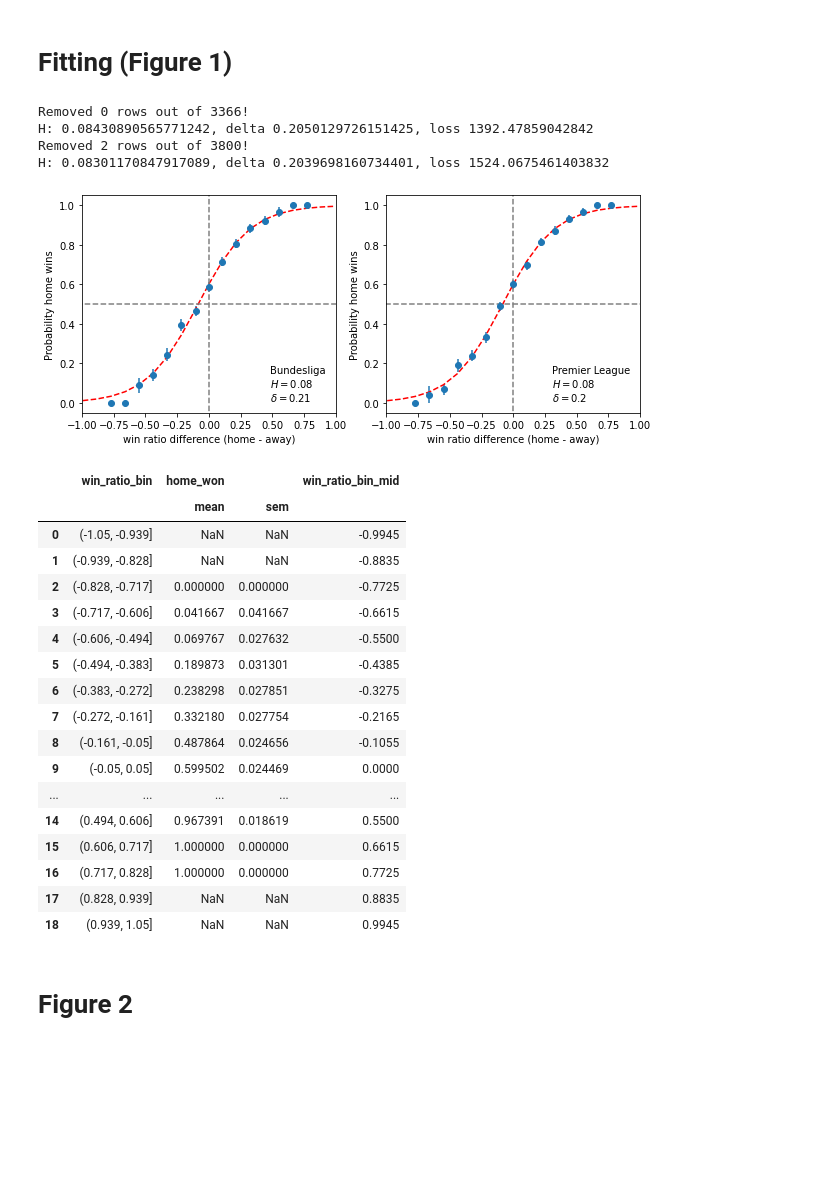
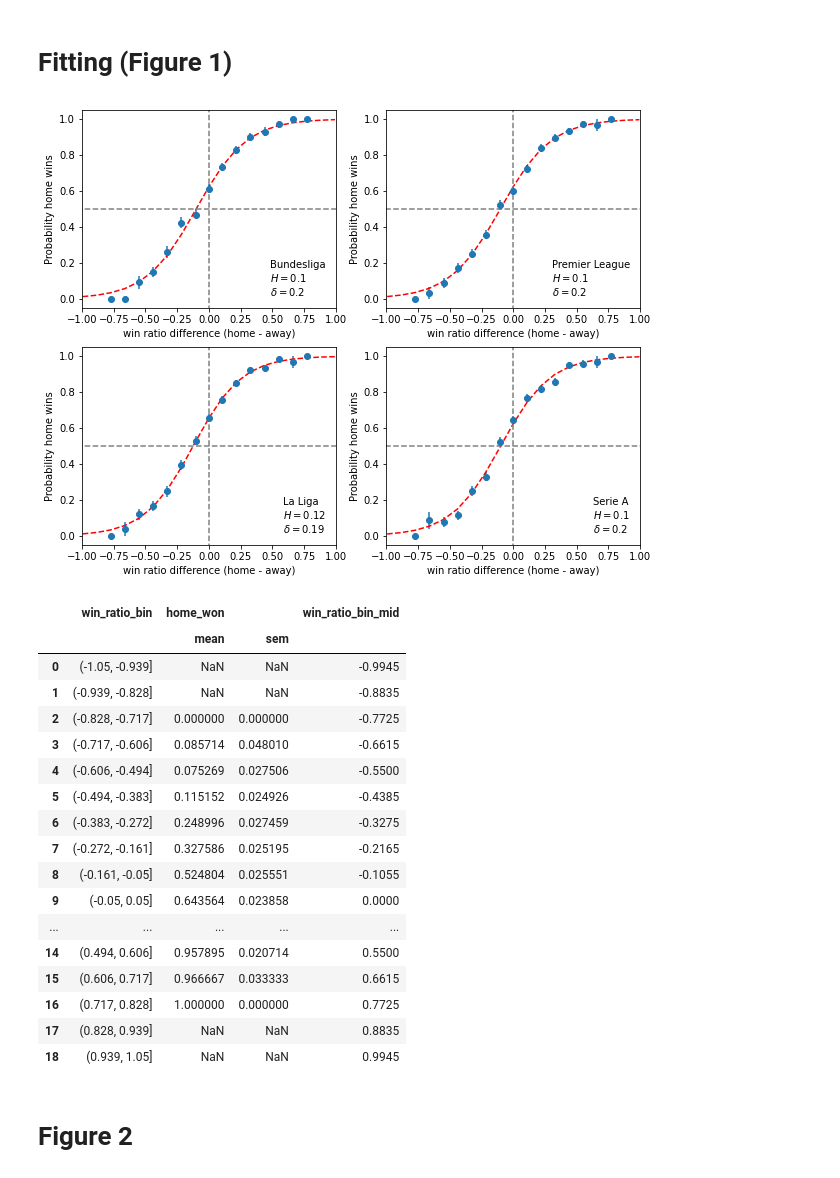
Before and after one commit to nicolas-kuechler/eth-sports-networks-2021, a Jupyter notebook: project.ipynb, the cells around one changed output. Saved outputs shown, nothing was run; the diff lists cells and outputs as text; code cells hidden in the pictures; blank space fills up the shorter version.

```diff
--- a/project.ipynb
+++ b/project.ipynb
@@ -676,5 +676,19 @@ for filename in os.listdir(directory):
     content["league_name"] = league_name
     real_data_games = real_data_games.append(content)
 
+
+print("Loaded seasons:")
+for (league, vals) in real_data_games.groupby(['league_name']):
+    years = pd.unique(vals['start_year'])
+    print(f"{league}: {np.sort(years)}")
+
+real_data_games = real_data_games[real_data_games["Score"].notna()]
+
+# Mutate, remove all starting april
+# real_data_games["Date"] = pd.to_datetime(real_data_games["Date"], format='%d.%m.%y')
+
+# real_data_games = real_data_games[(real_data_games["Date"].dt.year == real_data_games["start_year"]) |\
+#                                   (real_data_games["Date"].dt.month <= 3)]
+
 display(real_data_games)
 # %% [output]
@@ -798,7 +817,7 @@ from matplotlib.offsetbox import AnchoredText
 
 NUM_BINS = 21
 
-leagues = ["Bundesliga", "Premier League"]
+leagues = ["Bundesliga", "Premier League", "La Liga", "Serie A"]
 
 # Build bins
 bins_on_either_side = int(NUM_BINS / 2)
@@ -809,7 +828,7 @@ negative_bins = np.linspace(-1.0, 0, bins_on_either_side)
 negative_bins -= half_bin_size
 bins = np.concatenate([negative_bins, positive_bins])
 
-fig, axes = plt.subplots(1, 2, figsize=[10, 4])
+fig, axes = plt.subplots(2, 2, figsize=[10, 8])
 
 for i, league in enumerate(leagues):
 
@@ -830,8 +849,7 @@ for i, league in enumerate(leagues):
     col = ["win_ratio_bin"]
     less_than_games = 4
     all_games_with_winratios = all_games_with_winratios.groupby(col).filter(lambda x : (x[col].count()>=less_than_games).any())
-
-    print(f'Removed {count_before_remove_4 - all_games_with_winratios["win_ratio_bin"].count()} rows out of {count_before_remove_4}!')
+#     print(f'Removed {count_before_remove_4 - all_games_with_winratios["win_ratio_bin"].count()} rows out of {count_before_remove_4}!')
 
     # Now calculate if home won
     v = all_games_with_winratios["Score"].str.split("–", expand=True)
@@ -846,63 +864,60 @@ for i, league in enumerate(leagues):
     ############
     mle_X = all_games_with_winratios["delta_w"]
     mle_Y = all_games_with_winratios["home_won"]
 
     model = minimize(gen_data_likelihood(mle_X, mle_Y), [0.1, 3], method='Nelder-Mead')
     mle_H = round(model["x"][0] * 100) / 100
     mle_delta = round(model["x"][1] * 100) / 100
-    print(f"H: {model['x'][0]}, delta {model['x'][1]}, loss {model['fun']}")
+#     print(f"H: {model['x'][0]}, delta {model['x'][1]}, loss {model['fun']}")
 
     ############
     # Plotting #
     ############
     X = home_won_per_bin['win_ratio_bin_mid']
-    axes[i].errorbar(X, home_won_per_bin['home_won']['mean'], yerr=home_won_per_bin['home_won']['sem'], \
+    ax = axes[int(i / 2), i % 2]
+    ax.errorbar(X, home_won_per_bin['home_won']['mean'], yerr=home_won_per_bin['home_won']['sem'], \
                      marker='o', linestyle='')
 
-    axes[i].plot(X, winratio_model(X.to_numpy(), model['x'][0], model['x'][1]), color='red', linestyle='dashed')
+    ax.plot(X, winratio_model(X.to_numpy(), model['x'][0], model['x'][1]), color='red', linestyle='dashed')
 
-    axes[i].set_ylabel("Probability home wins")
-    axes[i].set_xlabel("win ratio difference (home - away)")
-    axes[i].set_xlim(-1.0, 1.0)
-    axes[i].set_ylim(-0.05, 1.05)
+    ax.set_ylabel("Probability home wins")
+    ax.set_xlabel("win ratio difference (home - away)")
+    ax.set_xlim(-1.0, 1.0)
+    ax.set_ylim(-0.05, 1.05)
 
-    axes[i].axhline(0.5, -1.1, 1.1, linestyle='dashed', color='gray')
-    axes[i].axvline(0.0, -0.1, 1.1, linestyle='dashed', color='gray')
+    ax.axhline(0.5, -1.1, 1.1, linestyle='dashed', color='gray')
+    ax.axvline(0.0, -0.1, 1.1, linestyle='dashed', color='gray')
 
     textstr = '\n'.join((
     f'{league}',
     f'$H={mle_H}$',
     f'$\\delta={mle_delta}$'))
 
     # place a text box in upper left in axes coords
     text_box = AnchoredText(textstr, frameon=True, loc=4, pad=0.5)
     plt.setp(text_box.patch, facecolor='white', alpha=1.0, edgecolor='none')
-    axes[i].add_artist(text_box)
+    ax.add_artist(text_box)
 
 plt.show()
 
 display(home_won_per_bin)
 # %% [output]
-Removed 0 rows out of 3366!
-H: 0.08430890565771242, delta 0.2050129726151425, loss 1392.47859042842
-Removed 2 rows out of 3800!
-H: 0.08301170847917089, delta 0.2039698160734401, loss 1524.0675461403832
-[figure, old version]
+[figure, new version]
 |  | win_ratio_bin | home_won |  | win_ratio_bin_mid |
 |  |  | mean | sem |  |
 | 0 | (-1.05, -0.939] | NaN | NaN | -0.9945 |
 | 1 | (-0.939, -0.828] | NaN | NaN | -0.8835 |
 | 2 | (-0.828, -0.717] | 0.000000 | 0.000000 | -0.7725 |
-| 3 | (-0.717, -0.606] | 0.041667 | 0.041667 | -0.6615 |
-| 4 | (-0.606, -0.494] | 0.069767 | 0.027632 | -0.5500 |
-| 5 | (-0.494, -0.383] | 0.189873 | 0.031301 | -0.4385 |
-| 6 | (-0.383, -0.272] | 0.238298 | 0.027851 | -0.3275 |
-| 7 | (-0.272, -0.161] | 0.332180 | 0.027754 | -0.2165 |
-| 8 | (-0.161, -0.05] | 0.487864 | 0.024656 | -0.1055 |
-| 9 | (-0.05, 0.05] | 0.599502 | 0.024469 | 0.0000 |
+| 3 | (-0.717, -0.606] | 0.085714 | 0.048010 | -0.6615 |
+| 4 | (-0.606, -0.494] | 0.075269 | 0.027506 | -0.5500 |
+| 5 | (-0.494, -0.383] | 0.115152 | 0.024926 | -0.4385 |
+| 6 | (-0.383, -0.272] | 0.248996 | 0.027459 | -0.3275 |
+| 7 | (-0.272, -0.161] | 0.327586 | 0.025195 | -0.2165 |
+| 8 | (-0.161, -0.05] | 0.524804 | 0.025551 | -0.1055 |
+| 9 | (-0.05, 0.05] | 0.643564 | 0.023858 | 0.0000 |
 | ... | ... | ... | ... | ... |
-| 14 | (0.494, 0.606] | 0.967391 | 0.018619 | 0.5500 |
-| 15 | (0.606, 0.717] | 1.000000 | 0.000000 | 0.6615 |
+| 14 | (0.494, 0.606] | 0.957895 | 0.020714 | 0.5500 |
+| 15 | (0.606, 0.717] | 0.966667 | 0.033333 | 0.6615 |
 | 16 | (0.717, 0.828] | 1.000000 | 0.000000 | 0.7725 |
 | 17 | (0.828, 0.939] | NaN | NaN | 0.8835 |
 | 18 | (0.939, 1.05] | NaN | NaN | 0.9945 |
```
Also changed, not shown: parts of 14 cells of this notebook.
